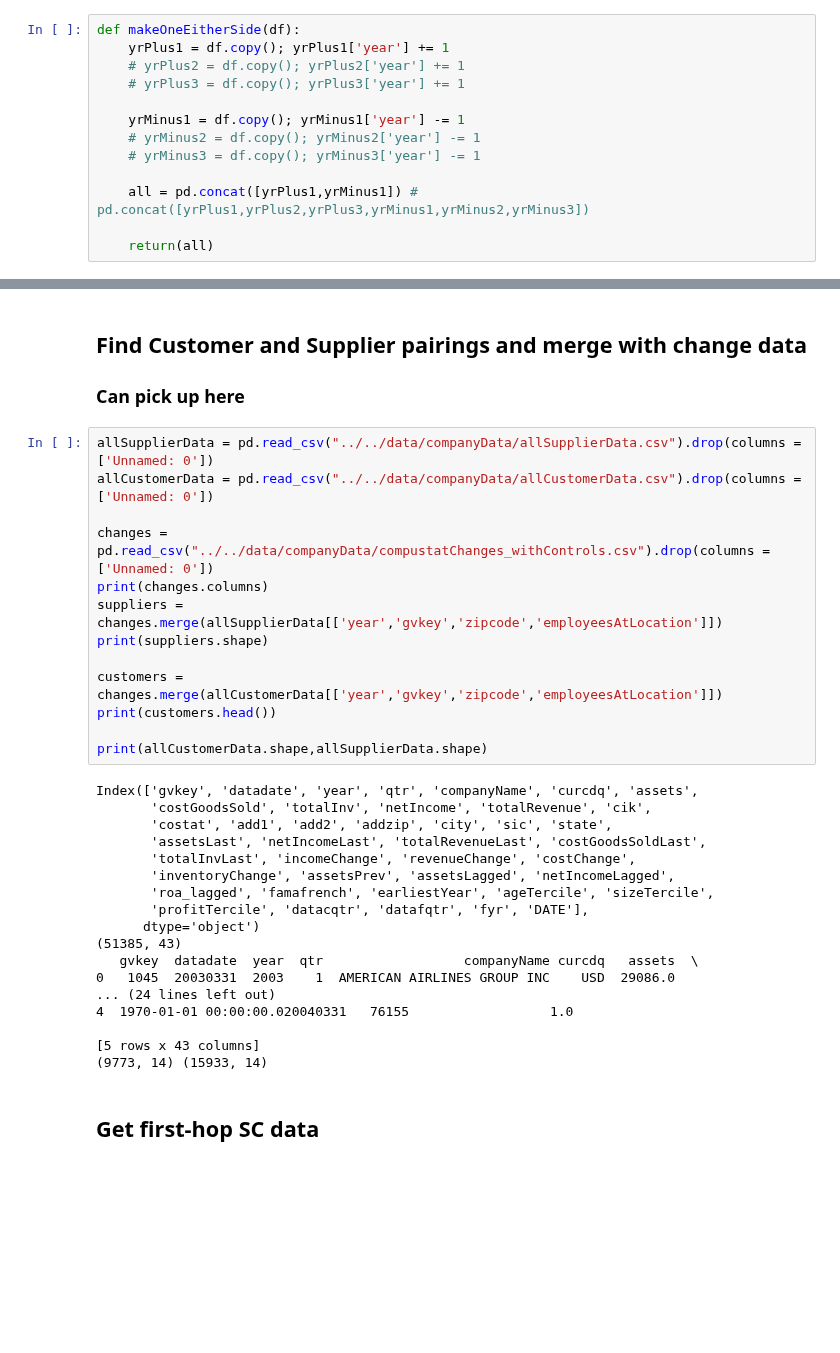
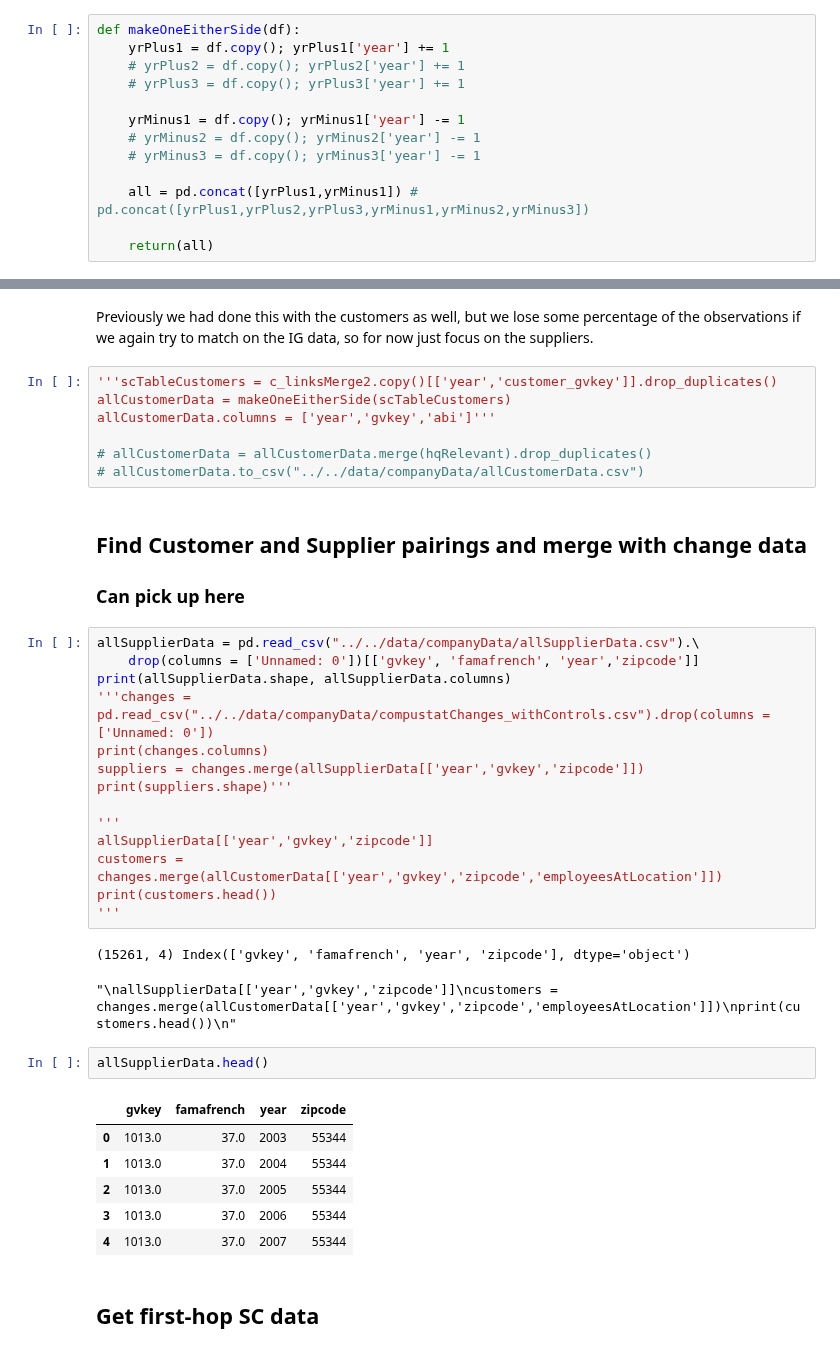
Before and after one commit to brianreed21/extremes, a Jupyter notebook: extremesCleaningCode/linkingExecute.ipynb, the cells around one changed output, grey strips where cells are left out. Saved outputs shown, nothing was run; the diff lists cells and outputs as text; blank space fills up the shorter version.

```diff
--- a/extremesCleaningCode/linkingExecute.ipynb
+++ b/extremesCleaningCode/linkingExecute.ipynb
@@ -888,37 +887,41 @@ allSupplierData.to_csv("../../data/companyData/allSupplierData.csv")
+# %% [markdown]
+Previously we had done this with the customers as well, but we lose some percentage of the observations if we again try to match on the IG data, so for now just focus on the suppliers.
+# %%
+'''scTableCustomers = c_linksMerge2.copy()[['year','customer_gvkey']].drop_duplicates()
+allCustomerData = makeOneEitherSide(scTableCustomers)
+allCustomerData.columns = ['year','gvkey','abi']'''
+
+# allCustomerData = allCustomerData.merge(hqRelevant).drop_duplicates()
+# allCustomerData.to_csv("../../data/companyData/allCustomerData.csv")
 # %% [markdown]
 ## Find Customer and Supplier pairings and merge with change data
 ### Can pick up here
 # %%
-allSupplierData = pd.read_csv("../../data/companyData/allSupplierData.csv").drop(columns = ['Unnamed: 0'])
-allCustomerData = pd.read_csv("../../data/companyData/allCustomerData.csv").drop(columns = ['Unnamed: 0'])
+allSupplierData = pd.read_csv("../../data/companyData/allSupplierData.csv").\
+    drop(columns = ['Unnamed: 0'])[['gvkey', 'famafrench', 'year','zipcode']]
+print(allSupplierData.shape, allSupplierData.columns)
+'''changes = pd.read_csv("../../data/companyData/compustatChanges_withControls.csv").drop(columns = ['Unnamed: 0'])
+print(changes.columns)
+suppliers = changes.merge(allSupplierData[['year','gvkey','zipcode']])
+print(suppliers.shape)'''
 
-changes = pd.read_csv("../../data/companyData/compustatChanges_withControls.csv").drop(columns = ['Unnamed: 0'])
-print(changes.columns)
-suppliers = changes.merge(allSupplierData[['year','gvkey','zipcode','employeesAtLocation']])
-print(suppliers.shape)
-
+'''
+allSupplierData[['year','gvkey','zipcode']]
 customers = changes.merge(allCustomerData[['year','gvkey','zipcode','employeesAtLocation']])
 print(customers.head())
-
-print(allCustomerData.shape,allSupplierData.shape)
+'''
 # %% [output]
-Index(['gvkey', 'datadate', 'year', 'qtr', 'companyName', 'curcdq', 'assets',
-       'costGoodsSold', 'totalInv', 'netIncome', 'totalRevenue', 'cik',
-       'costat', 'add1', 'add2', 'addzip', 'city', 'sic', 'state',
-       'assetsLast', 'netIncomeLast', 'totalRevenueLast', 'costGoodsSoldLast',
-       'totalInvLast', 'incomeChange', 'revenueChange', 'costChange',
-       'inventoryChange', 'assetsPrev', 'assetsLagged', 'netIncomeLagged',
-       'roa_lagged', 'famafrench', 'earliestYear', 'ageTercile', 'sizeTercile',
-       'profitTercile', 'datacqtr', 'datafqtr', 'fyr', 'DATE'],
-      dtype='object')
-(51385, 43)
-   gvkey  datadate  year  qtr                  companyName curcdq   assets  \
-0   1045  20030331  2003    1  AMERICAN AIRLINES GROUP INC    USD  29086.0
-... (24 lines left out)
-4  1970-01-01 00:00:00.020040331   76155                  1.0
-
-[5 rows x 43 columns]
-(9773, 14) (15933, 14)
+(15261, 4) Index(['gvkey', 'famafrench', 'year', 'zipcode'], dtype='object')
+"\nallSupplierData[['year','gvkey','zipcode']]\ncustomers = changes.merge(allCustomerData[['year','gvkey','zipcode','employeesAtLocation']])\nprint(customers.head())\n"
+# %%
+allSupplierData.head()
+# %% [output]
+|  | gvkey | famafrench | year | zipcode |
+| 0 | 1013.0 | 37.0 | 2003 | 55344 |
+| 1 | 1013.0 | 37.0 | 2004 | 55344 |
+| 2 | 1013.0 | 37.0 | 2005 | 55344 |
+| 3 | 1013.0 | 37.0 | 2006 | 55344 |
+| 4 | 1013.0 | 37.0 | 2007 | 55344 |
 # %% [markdown]
 ## Get first-hop SC data
 # %%
```
Also changed, not shown: parts of 59 cells of this notebook, 2 other files.
